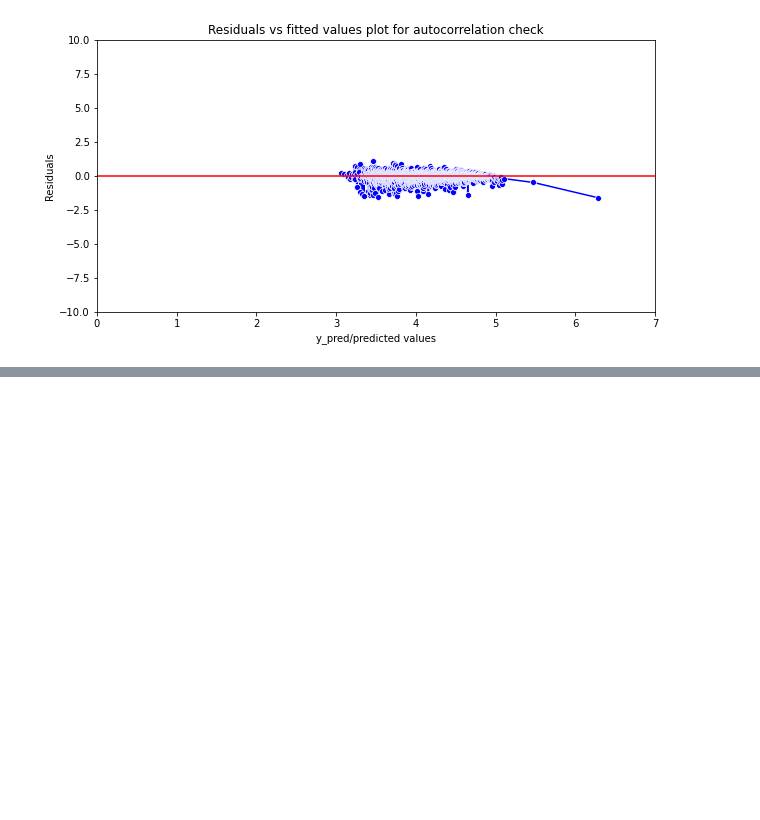
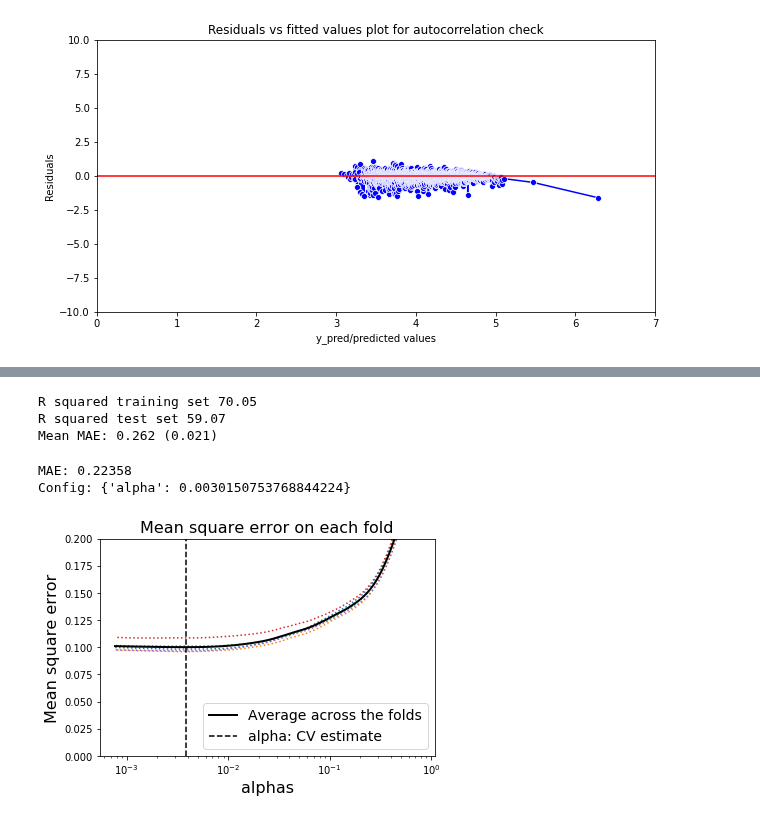
Before and after one commit to kaiwenh4/Stat170-Project, a Jupyter notebook: modeling/linear_regressive.ipynb, the cells around one changed output, grey strips where cells are left out. Saved outputs shown, nothing was run; the diff lists cells and outputs as text; code cells hidden in the pictures; blank space fills up the shorter version.

```diff
--- a/modeling/linear_regressive.ipynb
+++ b/modeling/linear_regressive.ipynb
@@ -230 +314,76 @@ p = plt.title('Residuals vs fitted values plot for autocorrelation check')
+# %%
+# optimal Ridge
+from sklearn.preprocessing import StandardScaler
+
+sc = StandardScaler()
+X_scaled = sc.fit_transform(X)
+X_scaled = pd.DataFrame(data = X_scaled, columns = X.columns)
+X_train, X_test, y_train, y_test = train_test_split(X_scaled, y, test_size=0.25, random_state=10)
+
+opt_model = linear_model.Ridge(alpha=0.02631578947368421)
+opt_model.fit(X_train,y_train)
+
+print('R squared training set', round(opt_model.score(X_train, y_train)*100, 2))
+
+scores = cross_val_score(opt_model, X_test, y_test, scoring='neg_mean_absolute_error', cv=cv, n_jobs=-1)
+# force scores to be positive
+scores = absolute(scores)
+print('Mean MAE: %.3f (%.3f)' % (mean(scores), std(scores)))
+# %% [output]
+R squared training set 70.05
+R squared test set 59.07
+Mean MAE: 0.262 (0.021)
+# %%
+from sklearn.linear_model import ElasticNet
+cv = RepeatedKFold(n_splits=10, n_repeats=3, random_state=1)
+e_alphas = np.linspace(0, 0.2, 200)
+e = ElasticNet()
+grid = dict()
+grid['alpha'] = e_alphas
+gscv = GridSearchCV(e, grid, scoring='neg_mean_absolute_error',cv=cv, n_jobs=-1)
+results = gscv.fit(X_train, y_train)
+
+print('MAE: %.5f' % -results.best_score_)
+print('Config: %s' % results.best_params_)
+# %% [output]
+MAE: 0.22358
+Config: {'alpha': 0.0030150753768844224}
+# %%
+import numpy as np
+from sklearn.preprocessing import StandardScaler
+from sklearn.linear_model import ElasticNetCV
+sc = StandardScaler()
+X_scaled = sc.fit_transform(X)
+X_scaled = pd.DataFrame(data = X_scaled, columns = X.columns)
+X_train, X_test, y_train, y_test = train_test_split(X_scaled, y, test_size=0.25, random_state=10)
+
+# Lasso with 5 fold cross-validation
+model = ElasticNetCV(cv=5, random_state=0, max_iter=10000)
+# Fit model
+model.fit(X_train, y_train)
+
+plt.semilogx(model.alphas_, model.mse_path_, ":")
+plt.plot(
+    model.alphas_ ,
+    model.mse_path_.mean(axis=-1),
+    "k",
+    label="Average across the folds",
+    linewidth=2,
+)
+plt.axvline(
+    model.alpha_, linestyle="--", color="k", label="alpha: CV estimate"
+)
+
+plt.legend(fontsize = 14)
+plt.xlabel("alphas",fontsize = 16)
+plt.ylabel("Mean square error",fontsize = 16)
+plt.title("Mean square error on each fold",fontsize = 16)
+plt.axis("tight")
+
+ymin, ymax = 0, 0.2
+# plt.xticks(np.arange(0, 0.01, 0.001))
+# plt.xlim(0,0.01)
+plt.ylim(ymin, ymax);
+# %% [output]
+[figure, added]
 # %%
```
Also changed, not shown: parts of 16 cells of this notebook, 1 other file.
